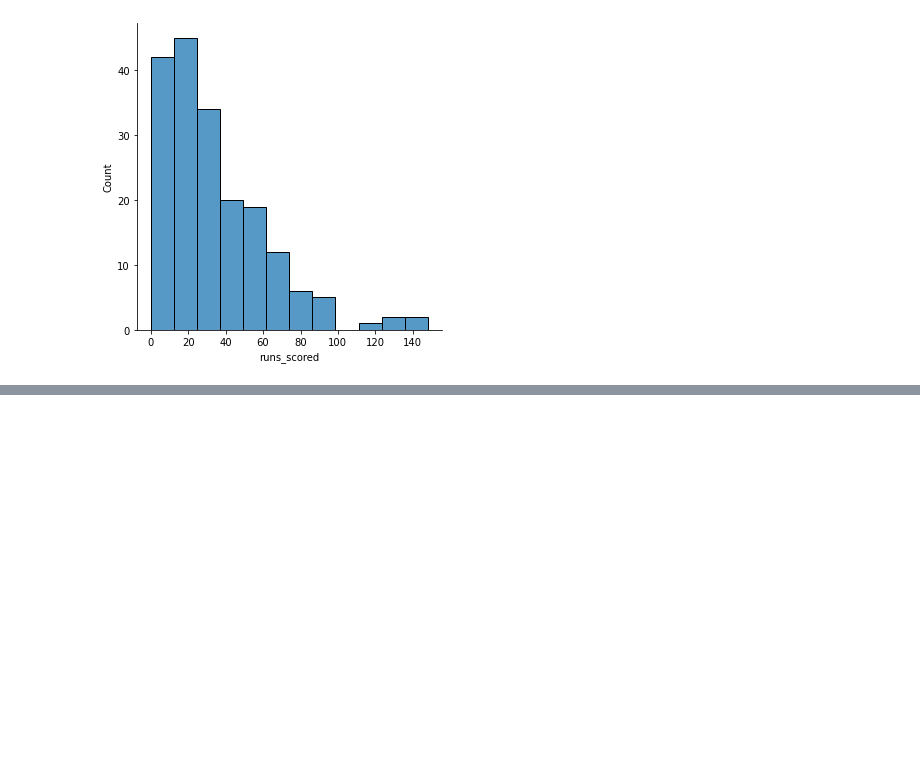
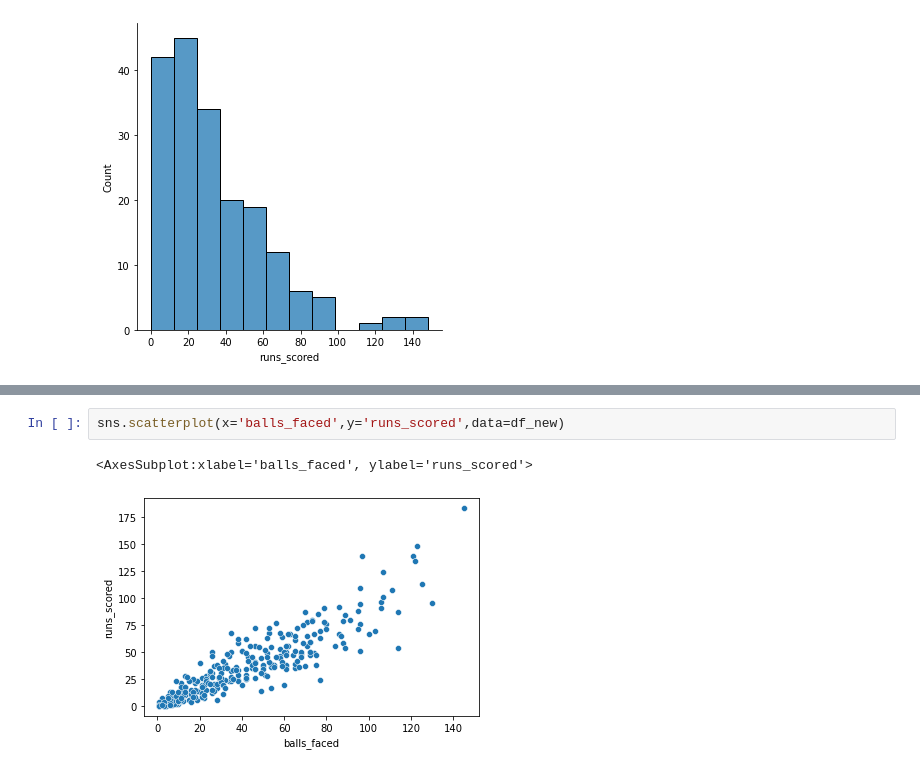
Before and after one commit to vipinbhagat123/Pandas, a Jupyter notebook: Pandas2/pandas_day2.ipynb, the cells around one changed output, grey strips where cells are left out. Cells and saved outputs as stored; diff of their text form; blank space fills up the shorter version.

```diff
--- a/Pandas2/pandas_day2.ipynb
+++ b/Pandas2/pandas_day2.ipynb
@@ -608,0 +606,5 @@ plt.show()
+# %%
+sns.scatterplot(x='balls_faced',y='runs_scored',data=df_new)
+# %% [output]
+<AxesSubplot:xlabel='balls_faced', ylabel='runs_scored'>
+[figure, added]
```
Also changed, not shown: parts of 5 cells of this notebook, 7 other files.
